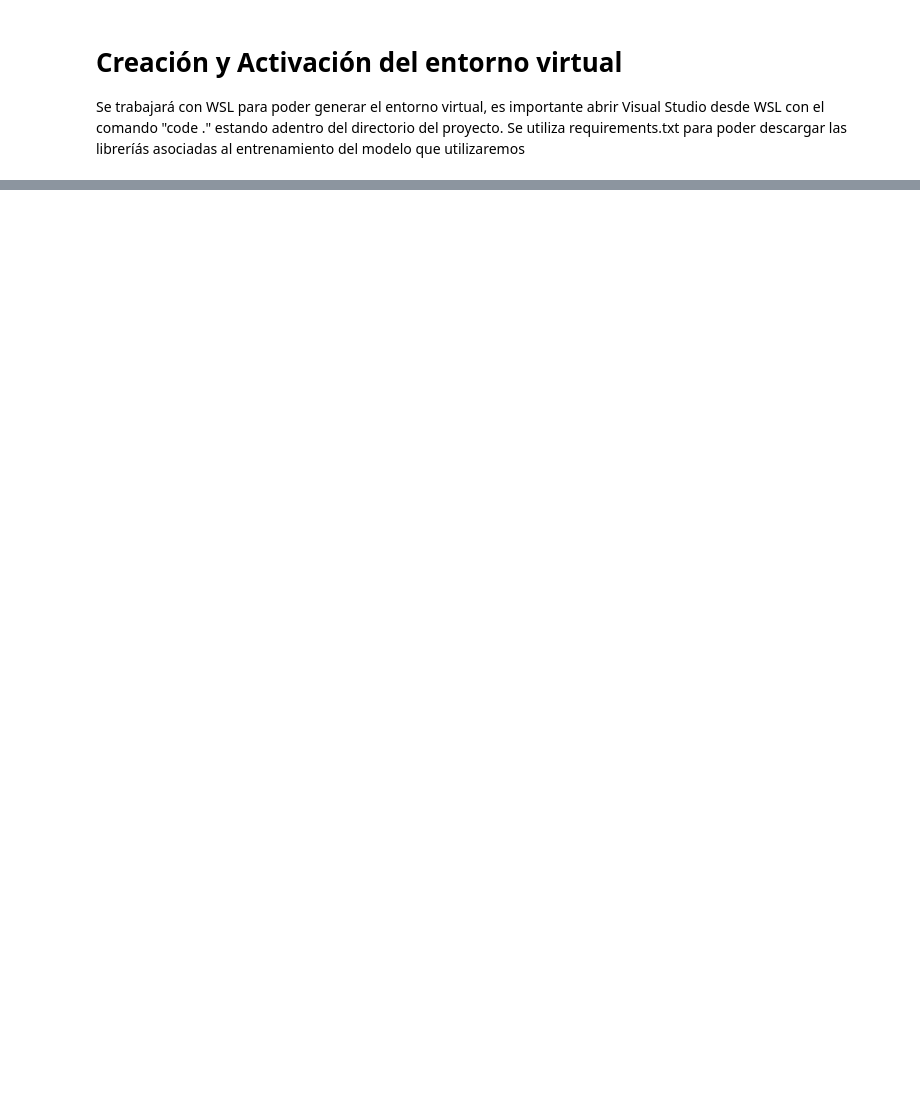
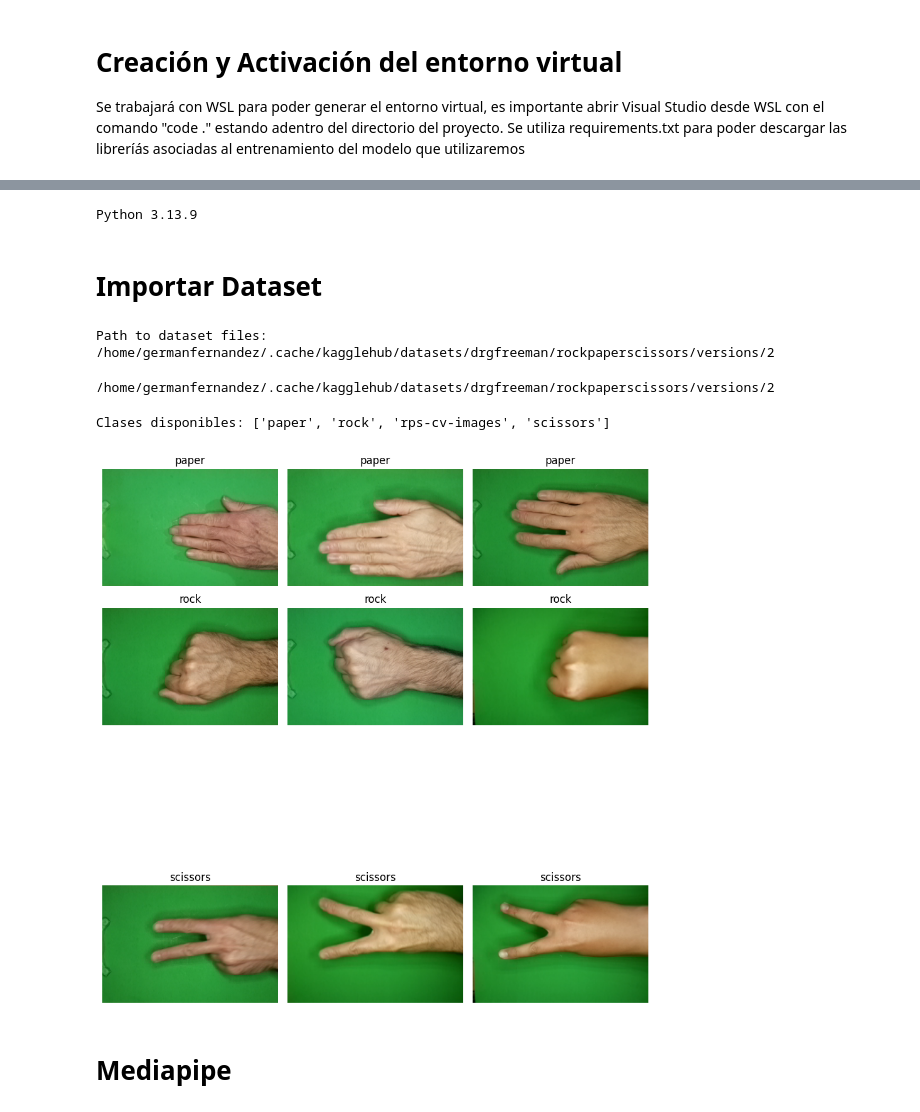
Before and after one commit to JustGerman/RockPaperScissor-NN-DL, a Jupyter notebook: proyecto.ipynb, the cells around one changed output, grey strips where cells are left out. Cells and saved outputs as stored; diff of their text form; code cells hidden in the pictures; blank space fills up the shorter version.

Commit message:
Avance hasta probar modelo

```diff
--- a/proyecto.ipynb
+++ b/proyecto.ipynb
@@ -52,0 +97,59 @@ Requirement already satisfied: pure-eval in ./.venv/lib/python3.12/site-packages
+# %%
+%%bash
+python3 --version
+# %% [output]
+Python 3.13.9
+# %% [markdown]
+# Importar Dataset
+# %%
+import kagglehub
+
+# Download latest version
+path = kagglehub.dataset_download("drgfreeman/rockpaperscissors")
+
+print("Path to dataset files:", path)
+# %% [output]
+Path to dataset files: /home/germanfernandez/.cache/kagglehub/datasets/drgfreeman/rockpaperscissors/versions/2
+# %%
+print(path)
+# %% [output]
+/home/germanfernandez/.cache/kagglehub/datasets/drgfreeman/rockpaperscissors/versions/2
+# %%
+import os
+import matplotlib.pyplot as plt
+import matplotlib.image as mpimg
+import random
+
+# Tu path ya apunta a la raíz correcta
+data_dir = path
+
+# Filtramos solo las carpetas válidas (sin archivos README u otras)
+classes = [d for d in os.listdir(data_dir)
+           if os.path.isdir(os.path.join(data_dir, d))]
+print("Clases disponibles:", classes)
+
+# Mostrar 3 imágenes aleatorias por clase
+plt.figure(figsize=(9, 9))
+
+for i, class_name in enumerate(classes):
+    class_dir = os.path.join(data_dir, class_name)
+    images = [f for f in os.listdir(class_dir)
+              if f.lower().endswith(('.png', '.jpg', '.jpeg'))]
+
+    # Tomamos hasta 3 imágenes aleatorias
+    n = min(3, len(images))
+    for j, img_name in enumerate(random.sample(images, n)):
+        img_path = os.path.join(class_dir, img_name)
+        img = mpimg.imread(img_path)
+        plt.subplot(len(classes), 3, i * 3 + j + 1)
+        plt.imshow(img)
+        plt.title(class_name)
+        plt.axis("off")
+
+plt.tight_layout()
+plt.show()
+# %% [output]
+Clases disponibles: ['paper', 'rock', 'rps-cv-images', 'scissors']
+[figure, added]
+# %% [markdown]
+# Mediapipe
```
Also changed, not shown: parts of 13 cells of this notebook.
